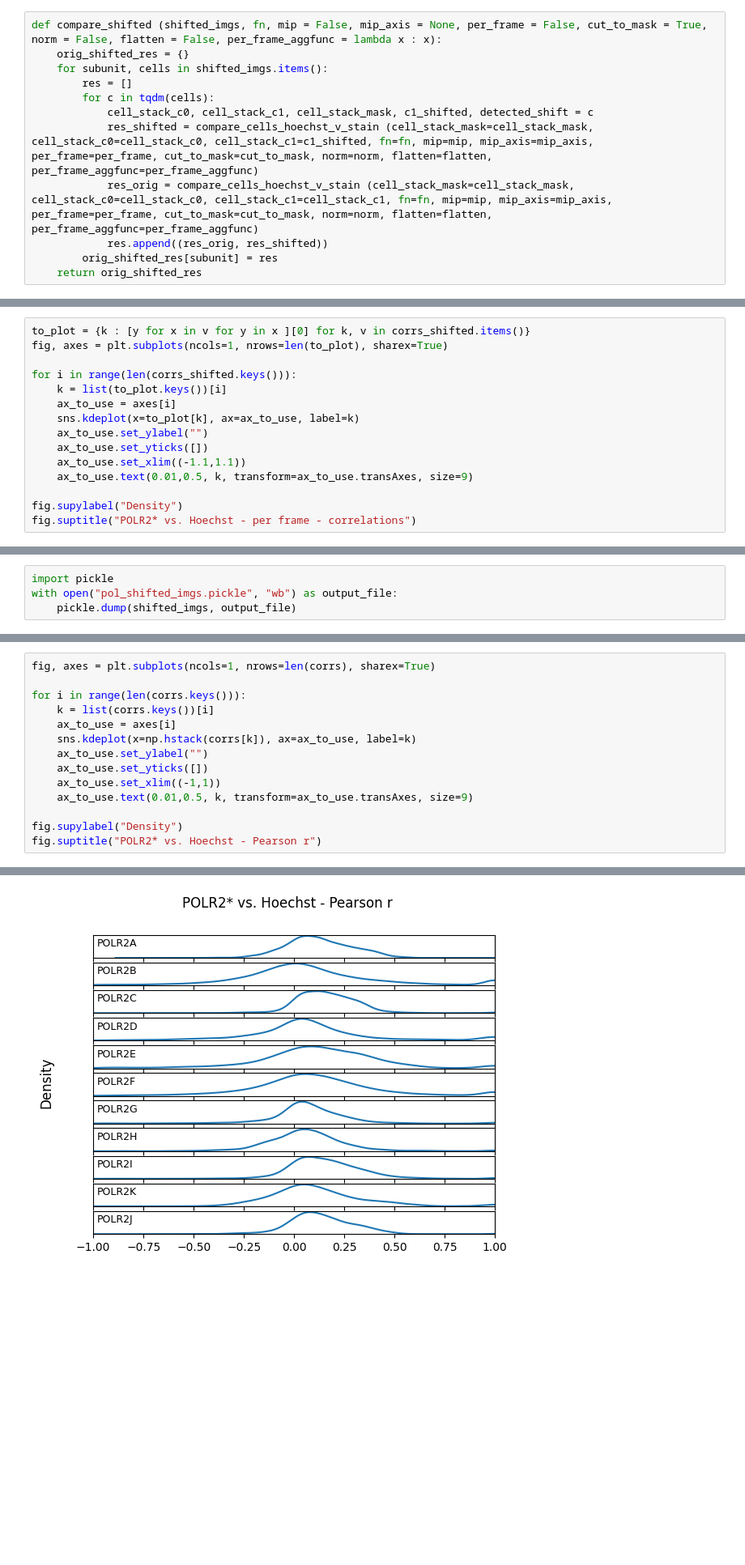
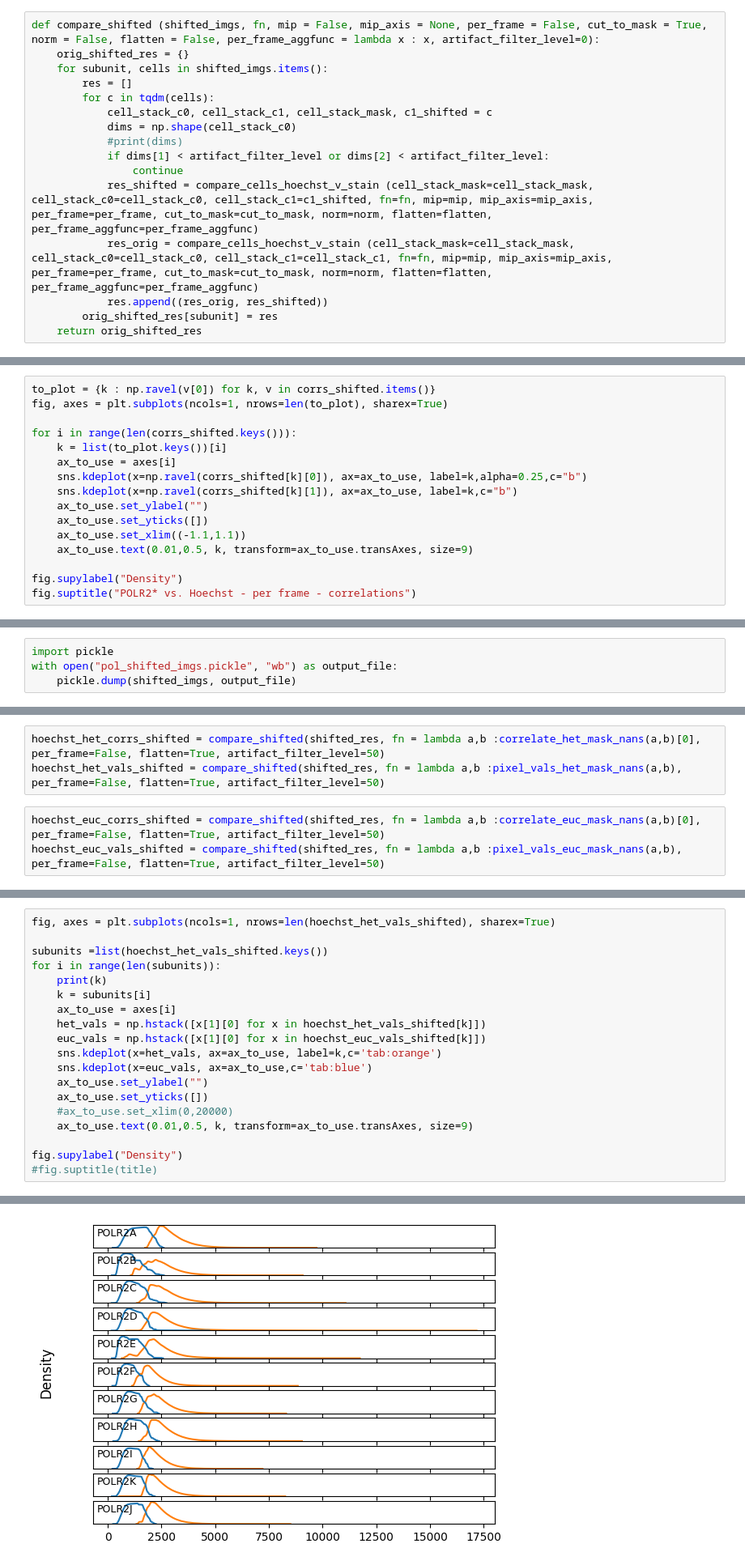
Before and after one commit to amulyagarimella/intranuclear-structures, a Jupyter notebook: compare_subunits_v1.ipynb, the cells around one changed output, grey strips where cells are left out. Shown at 81% size. Cells and saved outputs as stored; diff of their text form; blank space fills up the shorter version.

Commit message:
updated subunit code

```diff
--- a/compare_subunits_v1.ipynb
+++ b/compare_subunits_v1.ipynb
@@ -387,10 +355,14 @@ plot_shifts(x_shifts, "x")
 # %%
-def compare_shifted (shifted_imgs, fn, mip = False, mip_axis = None, per_frame = False, cut_to_mask = True, norm = False, flatten = False, per_frame_aggfunc = lambda x : x):
+def compare_shifted (shifted_imgs, fn, mip = False, mip_axis = None, per_frame = False, cut_to_mask = True, norm = False, flatten = False, per_frame_aggfunc = lambda x : x, artifact_filter_level=0):
     orig_shifted_res = {}
     for subunit, cells in shifted_imgs.items():
         res = []
         for c in tqdm(cells):
-            cell_stack_c0, cell_stack_c1, cell_stack_mask, c1_shifted, detected_shift = c
+            cell_stack_c0, cell_stack_c1, cell_stack_mask, c1_shifted = c
+            dims = np.shape(cell_stack_c0)
+            #print(dims)
+            if dims[1] < artifact_filter_level or dims[2] < artifact_filter_level:
+                continue
             res_shifted = compare_cells_hoechst_v_stain (cell_stack_mask=cell_stack_mask, cell_stack_c0=cell_stack_c0, cell_stack_c1=c1_shifted, fn=fn, mip=mip, mip_axis=mip_axis, per_frame=per_frame, cut_to_mask=cut_to_mask, norm=norm, flatten=flatten, per_frame_aggfunc=per_frame_aggfunc)
             res_orig = compare_cells_hoechst_v_stain (cell_stack_mask=cell_stack_mask, cell_stack_c0=cell_stack_c0, cell_stack_c1=cell_stack_c1, fn=fn, mip=mip, mip_axis=mip_axis, per_frame=per_frame, cut_to_mask=cut_to_mask, norm=norm, flatten=flatten, per_frame_aggfunc=per_frame_aggfunc)
             res.append((res_orig, res_shifted))
@@ -454,11 +409,12 @@ corrs_shifted = compare_shifted(shifted_imgs, fn = lambda a,b :correlate_mask_na
 # %%
-to_plot = {k : [y for x in v for y in x ][0] for k, v in corrs_shifted.items()}
+to_plot = {k : np.ravel(v[0]) for k, v in corrs_shifted.items()}
 fig, axes = plt.subplots(ncols=1, nrows=len(to_plot), sharex=True)
 
 for i in range(len(corrs_shifted.keys())):
     k = list(to_plot.keys())[i]
     ax_to_use = axes[i]
-    sns.kdeplot(x=to_plot[k], ax=ax_to_use, label=k)
+    sns.kdeplot(x=np.ravel(corrs_shifted[k][0]), ax=ax_to_use, label=k,alpha=0.25,c="b")
+    sns.kdeplot(x=np.ravel(corrs_shifted[k][1]), ax=ax_to_use, label=k,c="b")
     ax_to_use.set_ylabel("")
     ax_to_use.set_yticks([])
     ax_to_use.set_xlim((-1.1,1.1))
@@ -505,0 +490,6 @@ with open("pol_corrs_perframe.pickle", "wb") as output_file:
+# %%
+hoechst_het_corrs_shifted = compare_shifted(shifted_res, fn = lambda a,b :correlate_het_mask_nans(a,b)[0], per_frame=False, flatten=True, artifact_filter_level=50)
+hoechst_het_vals_shifted = compare_shifted(shifted_res, fn = lambda a,b :pixel_vals_het_mask_nans(a,b), per_frame=False, flatten=True, artifact_filter_level=50)
+# %%
+hoechst_euc_corrs_shifted = compare_shifted(shifted_res, fn = lambda a,b :correlate_euc_mask_nans(a,b)[0], per_frame=False, flatten=True, artifact_filter_level=50)
+hoechst_euc_vals_shifted = compare_shifted(shifted_res, fn = lambda a,b :pixel_vals_euc_mask_nans(a,b), per_frame=False, flatten=True, artifact_filter_level=50)
@@ -506,15 +526,20 @@ with open("pol_corrs_perframe.pickle", "wb") as output_file:
 # %%
-fig, axes = plt.subplots(ncols=1, nrows=len(corrs), sharex=True)
+fig, axes = plt.subplots(ncols=1, nrows=len(hoechst_het_vals_shifted), sharex=True)
 
-for i in range(len(corrs.keys())):
-    k = list(corrs.keys())[i]
+subunits =list(hoechst_het_vals_shifted.keys())
+for i in range(len(subunits)):
+    print(k)
+    k = subunits[i]
     ax_to_use = axes[i]
-    sns.kdeplot(x=np.hstack(corrs[k]), ax=ax_to_use, label=k)
+    het_vals = np.hstack([x[1][0] for x in hoechst_het_vals_shifted[k]])
+    euc_vals = np.hstack([x[1][0] for x in hoechst_euc_vals_shifted[k]])
+    sns.kdeplot(x=het_vals, ax=ax_to_use, label=k,c='tab:orange')
+    sns.kdeplot(x=euc_vals, ax=ax_to_use,c='tab:blue')
     ax_to_use.set_ylabel("")
     ax_to_use.set_yticks([])
-    ax_to_use.set_xlim((-1,1))
+    #ax_to_use.set_xlim(0,20000)
     ax_to_use.text(0.01,0.5, k, transform=ax_to_use.transAxes, size=9)
 
 fig.supylabel("Density")
-fig.suptitle("POLR2* vs. Hoechst - Pearson r")
+#fig.suptitle(title)
 # %% [output]
@@ -522 +558 @@ Text(0.5, 0.98, 'POLR2* vs. Hoechst - Pearson r')
-[figure, old version]
+[figure, new version]
```
Also changed, not shown: parts of 37 cells of this notebook, 1 other file.
